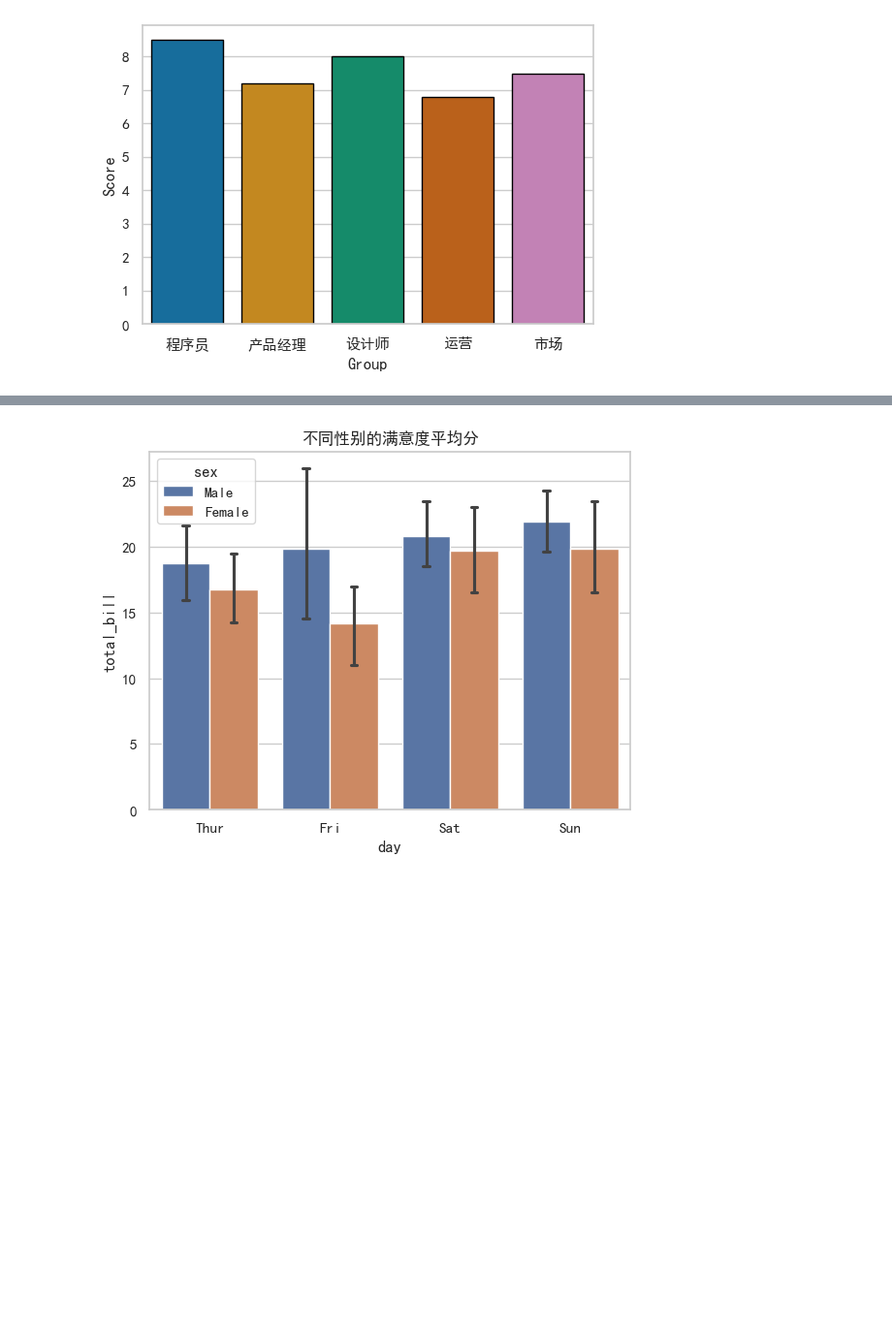
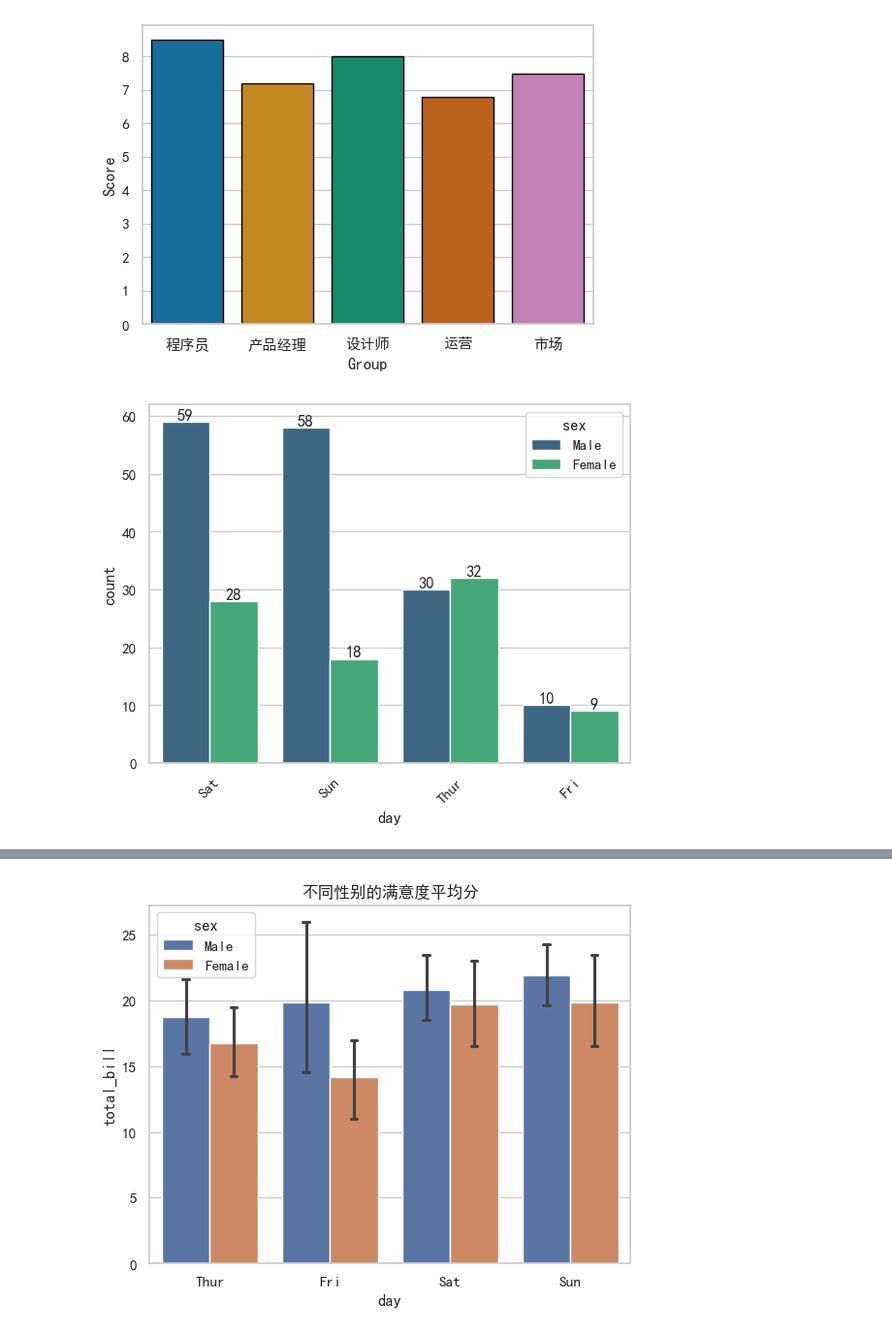
Before and after one commit to UMP4u/knowledge-handbook, a Jupyter notebook: survey_process/seaborn.ipynb, the cells around one changed output, grey strips where cells are left out. Shown at 97% size. Cells and saved outputs as stored; diff of their text form; code cells hidden in the pictures; blank space fills up the shorter version.

```diff
--- a/survey_process/seaborn.ipynb
+++ b/survey_process/seaborn.ipynb
@@ -57,17 +57,25 @@ Passing `palette` without assigning `hue` is deprecated and will be removed in v
 # %%
 # 1.计数图 看“选哪个的人多”
 
 # 假设 'job' 列是职业
-sns.countplot(data=clean_df, x='job', palette='viridis')
-plt.title('用户职业分布')
+ax=sns.countplot(data=tips, x='day',hue='sex', order=tips["day"].value_counts().index,palette='viridis')
+# 设置 x=，则条形是垂直的；设置 y=，则条形是水平的；hue=；order=[]；
+# dodge=False 使用hue时子条形会重叠而不是并排排列
+# stat:count[默认]/percent/proportion
+
+for container in ax.containers: #现实柱子具体数值
+    ax.bar_label(container)
+
 plt.xticks(rotation=45) # 如果文字太挤，旋转45度
 plt.show()
 
 # | 职业 (job) |
 # | :--- |
 # | 程序员 |
 # | 程序员 |
 # | 教师 |
+# %% [output]
+[figure, added]
 # %%
 # 2. 直方图 + 密度图 (Histplot) 看“数值怎么分布”
 
```
Also changed, not shown: parts of 2 cells of this notebook.
